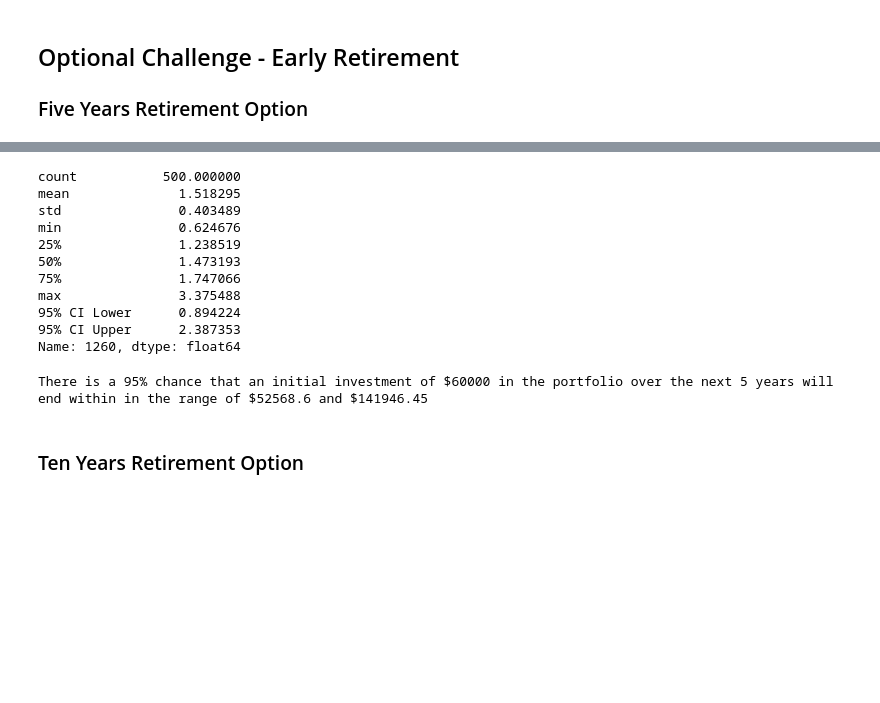
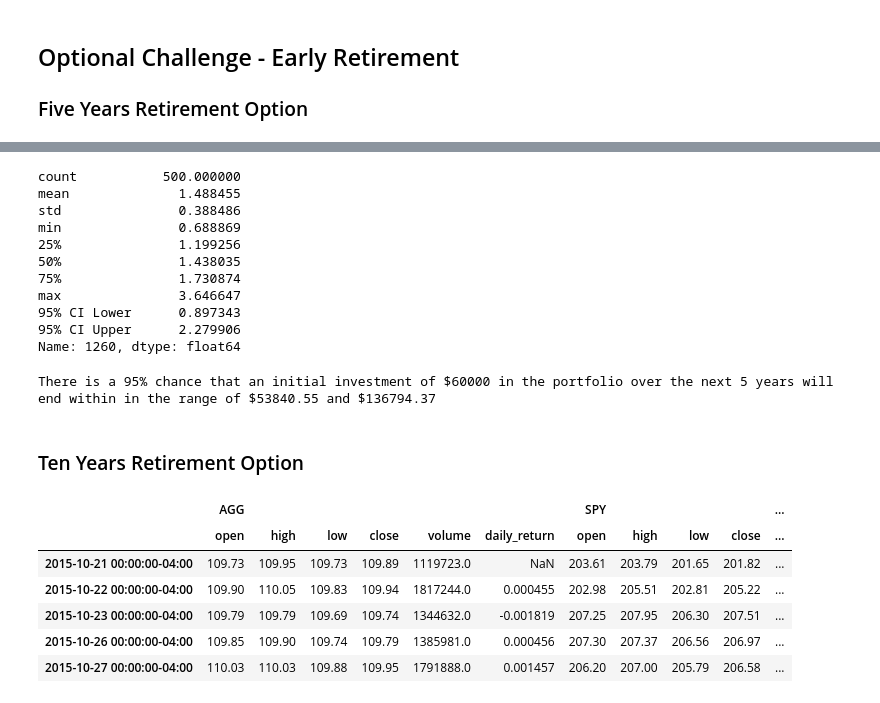
Before and after one commit to rajivshr0607/api, a Jupyter notebook: financial-planner.ipynb, the cells around one changed output, grey strips where cells are left out. Saved outputs shown, nothing was run; the diff lists cells and outputs as text; code cells hidden in the pictures; blank space fills up the shorter version.

```diff
--- a/financial-planner.ipynb
+++ b/financial-planner.ipynb
@@ -458,21 +444,22 @@ dist_plot5y = MC_5years.plot_distribution()
 # %%
 # Fetch summary statistics from the Monte Carlo simulation results
 # YOUR CODE HERE!
-tbl5 = MC_5years.summarize_cumulative_return()
+sum_tbl5 = MC_5years.summarize_cumulative_return()
+
 # Print summary statistics
 # YOUR CODE HERE!
-print(tbl5)
+print(sum_tbl5)
 # %% [output]
 count           500.000000
-mean              1.518295
-std               0.403489
-min               0.624676
-25%               1.238519
-50%               1.473193
-75%               1.747066
-max               3.375488
-95% CI Lower      0.894224
-95% CI Upper      2.387353
+mean              1.488455
+std               0.388486
+min               0.688869
+25%               1.199256
+50%               1.438035
+75%               1.730874
+max               3.646647
+95% CI Lower      0.897343
+95% CI Upper      2.279906
 Name: 1260, dtype: float64
 # %%
 # Set initial investment
@@ -482,15 +469,33 @@ initial_investment3 = 60000
 # Use the lower and upper `95%` confidence intervals to calculate the range of the possible outcomes of our $60,000
 # YOUR CODE HERE!
 # YOUR CODE HERE!
-ci_lower_five = round(initial_investment3*tbl5["95% CI Lower"],2)
-ci_upper_five = round(initial_investment3*tbl5["95% CI Upper"],2)
+ci_lower_five = round(initial_investment3*sum_tbl5["95% CI Lower"],2)
+ci_upper_five = round(initial_investment3*sum_tbl5["95% CI Upper"],2)
 
 # Print results
 print(f"There is a 95% chance that an initial investment of ${initial_investment3} in the portfolio"
       f" over the next 5 years will end within in the range of"
       f" ${ci_lower_five} and ${ci_upper_five}")
 # %% [output]
-There is a 95% chance that an initial investment of $60000 in the portfolio over the next 5 years will end within in the range of $52568.6 and $141946.45
+There is a 95% chance that an initial investment of $60000 in the portfolio over the next 5 years will end within in the range of $53840.55 and $136794.37
 # %% [markdown]
 ### Ten Years Retirement Option
+# %%
+# Configuring a Monte Carlo simulation to forecast 10 years cumulative returns
+# YOUR CODE HERE!
+MC_10years = MCSimulation(
+    portfolio_data = df_stock_data,
+    weights = [.40,.60],
+    num_simulation = 500,
+    num_trading_days = 252*10
+)
+MC_10years.portfolio_data.head()
+# %% [output]
+|  | AGG |  |  |  |  |  | SPY |  |  |  | ... |
+|  | open | high | low | close | volume | daily_return | open | high | low | close | ... |
+| 2015-10-21 00:00:00-04:00 | 109.73 | 109.95 | 109.73 | 109.89 | 1119723.0 | NaN | 203.61 | 203.79 | 201.65 | 201.82 | ... |
+| 2015-10-22 00:00:00-04:00 | 109.90 | 110.05 | 109.83 | 109.94 | 1817244.0 | 0.000455 | 202.98 | 205.51 | 202.81 | 205.22 | ... |
+| 2015-10-23 00:00:00-04:00 | 109.79 | 109.79 | 109.69 | 109.74 | 1344632.0 | -0.001819 | 207.25 | 207.95 | 206.30 | 207.51 | ... |
+| 2015-10-26 00:00:00-04:00 | 109.85 | 109.90 | 109.74 | 109.79 | 1385981.0 | 0.000456 | 207.30 | 207.37 | 206.56 | 206.97 | ... |
+| 2015-10-27 00:00:00-04:00 | 110.03 | 110.03 | 109.88 | 109.95 | 1791888.0 | 0.001457 | 206.20 | 207.00 | 205.79 | 206.58 | ... |
 # %%
```
Also changed, not shown: parts of 25 cells of this notebook, 1 other file.
